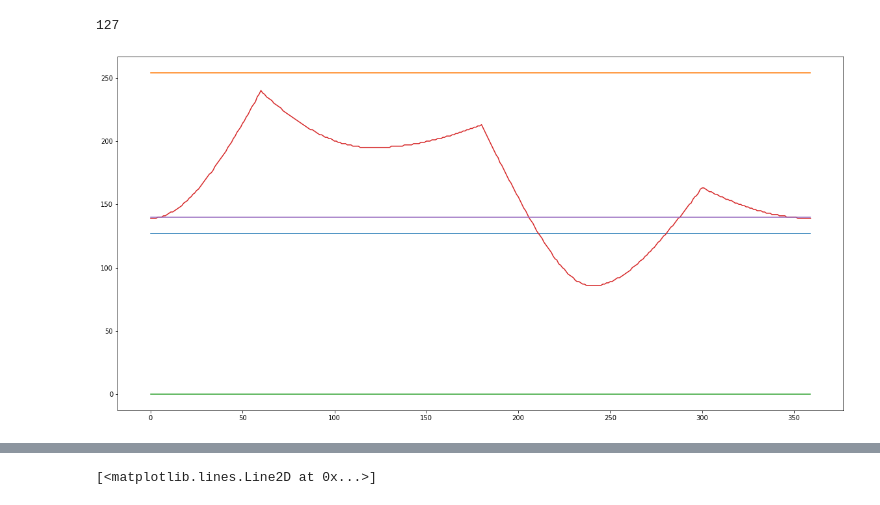
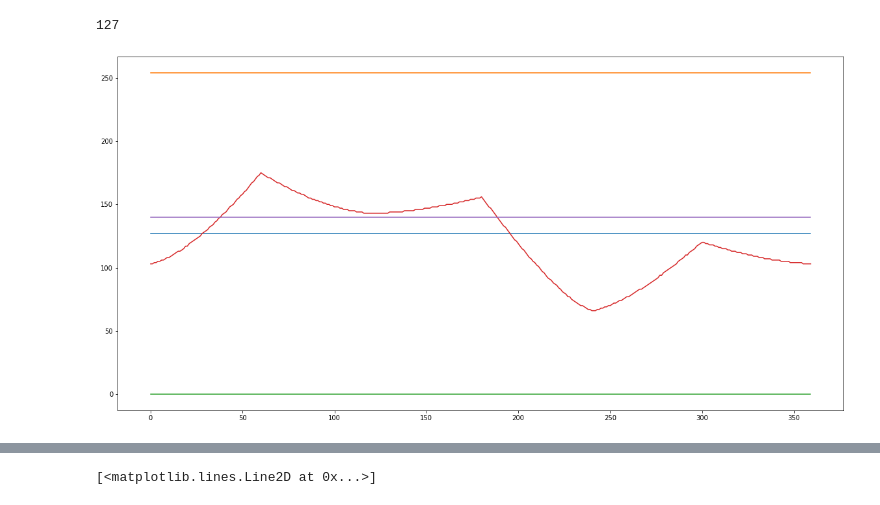
Before and after one commit to rockbeenorth/colorize, a Jupyter notebook: exponent.ipynb, the cells around one changed output, grey strips where cells are left out. Saved outputs shown, nothing was run; the diff lists cells and outputs as text; code cells hidden in the pictures.

```diff
--- a/exponent.ipynb
+++ b/exponent.ipynb
@@ -161,8 +161,8 @@ int(gray)
 # %% [output]
 127
 # %%
-# generator = gen_colors(78,41)
-generator = gen_colors(100,50)
+generator = gen_colors(78,41)
+# generator = gen_colors(100,50)
 white = gen_colors(100,100)
 black = gen_colors(0,0)
 grey = gen_colors(0,50)
@@ -176,32 +176,32 @@ white_x = white['hue']
 white_y = white['lume']
 
 black_x = black['hue']
 black_y = black['lume']
 
 grey_x = grey['hue']
 grey_y = grey['lume']
 
 x2 = [i for i in range(360)]
 y2 = [THRESHOLD for i in range(0, 360)]
 
 # x3 = generator['hue']
 # y3 = [160 for i in range(0, 360)]
 
 # plt.plot(grey_x, y)
 # plt.plot(white_x, y)
 # plt.plot(black_x, y)
 # plt.plot(x1, y)
 # plt.plot(x2, y)
 plt.plot(grey_x, grey_y)
 plt.plot(white_x, white_y)
 plt.plot(black_x, black_y)
 plt.plot(x1, y1)
 plt.plot(x2, y2)
 # line
 # plt.plot(x3, y3)
 
 ax = plt.gca()
 # ax.set_ylim([0, 100])
 # %% [output]
-[figure, old version]
+[figure, new version]
 # %%
```
Also changed, not shown: parts of 6 cells of this notebook, 1 other file.
